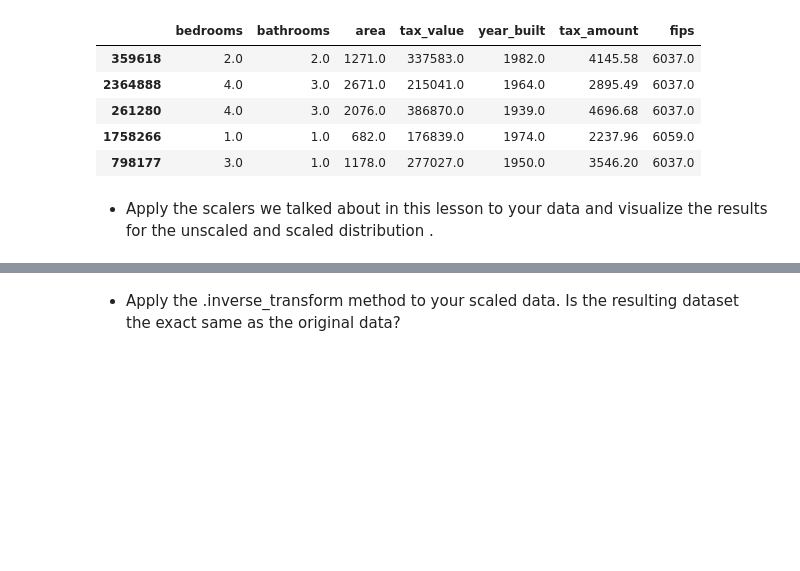
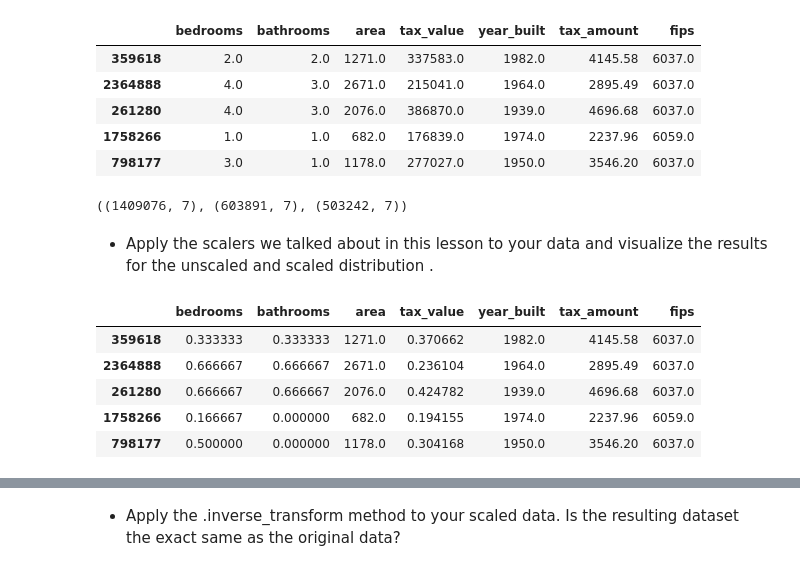
Before and after one commit to JenniferMLewis/regression-exercises, a Jupyter notebook: scaling.ipynb, the cells around one changed output, grey strips where cells are left out. Cells and saved outputs as stored; diff of their text form; code cells hidden in the pictures; blank space fills up the shorter version.

```diff
--- a/scaling.ipynb
+++ b/scaling.ipynb
@@ -30,5 +31,8 @@ train.head()
 | 798177 | 3.0 | 1.0 | 1178.0 | 277027.0 | 1950.0 | 3546.20 | 6037.0 |
 # %%
 # We managed it! Yay!!
+train.shape, validate.shape, test.shape
+# %% [output]
+((1409076, 7), (603891, 7), (503242, 7))
 # %% [markdown]
 - Apply the scalers we talked about in this lesson to your data and visualize the results for the unscaled and scaled distribution .
@@ -34,0 +45,9 @@ train.head()
+# %%
+scaled_train.head()
+# %% [output]
+|  | bedrooms | bathrooms | area | tax_value | year_built | tax_amount | fips |
+| 359618 | 0.333333 | 0.333333 | 1271.0 | 0.370662 | 1982.0 | 4145.58 | 6037.0 |
+| 2364888 | 0.666667 | 0.666667 | 2671.0 | 0.236104 | 1964.0 | 2895.49 | 6037.0 |
+| 261280 | 0.666667 | 0.666667 | 2076.0 | 0.424782 | 1939.0 | 4696.68 | 6037.0 |
+| 1758266 | 0.166667 | 0.000000 | 682.0 | 0.194155 | 1974.0 | 2237.96 | 6059.0 |
+| 798177 | 0.500000 | 0.000000 | 1178.0 | 0.304168 | 1950.0 | 3546.20 | 6037.0 |
```
Also changed, not shown: parts of 8 cells of this notebook, 1 other file.
